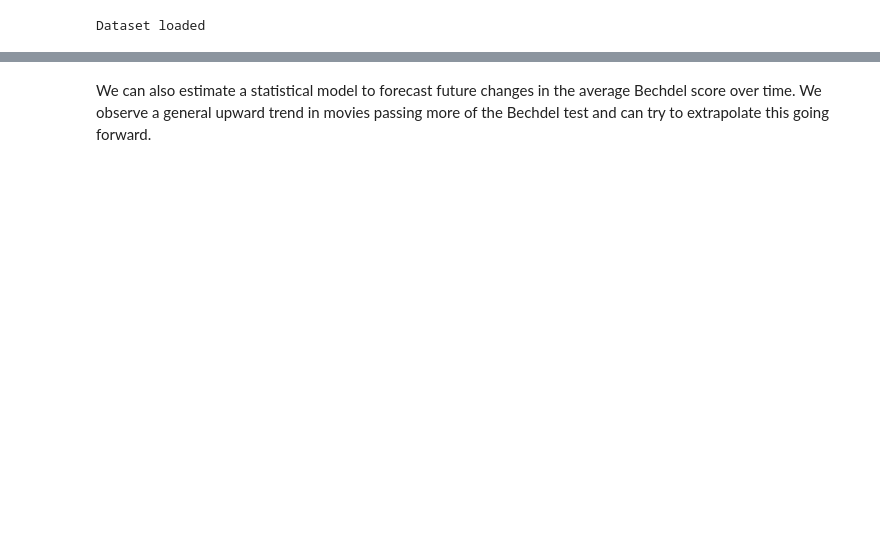
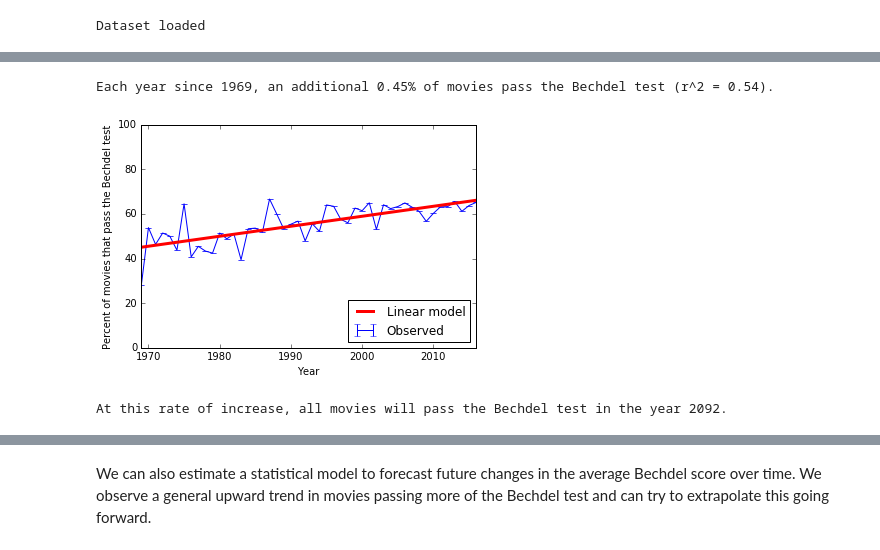
Before and after one commit to raddick/movies, a Jupyter notebook: 7. Analysis.ipynb, the cells around one changed output, grey strips where cells are left out. Saved outputs shown, nothing was run; the diff lists cells and outputs as text; code cells hidden in the pictures; blank space fills up the shorter version.

Commit message:
Started filling in context
In the Analysis.ipynb script. Also made some small changes to other scripts - uploaded them and their output files.

```diff
--- a/7. Analysis.ipynb
+++ b/7. Analysis.ipynb
@@ -33,0 +110,4 @@ Movies with profit data: 2,748
+# %%
+# Create a new variable called 'bechdel_passed': 1 for films that pass the test, 0 for films that fail.
+movies_df['bechdel_passed'] = np.where(movies_df['bechdel_rating'] == 3, 1, 0)
+display(HTML('<p>Created new variable with hard pass/fail Bechdel test results: <code>bechdel_passed</code></p>'))
@@ -33,0 +185,13 @@ Movies with profit data: 2,748
+# %%
+movies_df['bechdel_passed'] = np.where((movies_df['bechdel_rating'] == 3), 1, 0)
+
+display(HTML('<h2>Total movies with Bechel test pass/fail results</h2>'))
+bechdel_result_table = pd.DataFrame()
+bechdel_result_table['nMovies'] = movies_df.groupby('bechdel_passed').size()
+bechdel_result_table['result'] = ''
+bechdel_result_table['result'] = np.where(bechdel_result_table.index == 0, 'Fail',bechdel_result_table['result'])
+bechdel_result_table['result'] = np.where(bechdel_result_table.index == 1, 'Pass',bechdel_result_table['result'])
+bechdel_result_table['percentage'] = 100 * (bechdel_result_table['nMovies'] / len(movies_df))
+bechdel_result_table[['result','nMovies','percentage']].style.format({'result': '{:10}', 'nMovies': '{:,.0f}', 'percentage': '{0:.0f}%'})
+# I made this table again but only with movies that have profit data - percentages are identical.
+#bechdel_result_table2['nMovies'] = movies_df[~pd.isnull(movies_df['profit_adj'])].groupby('bechdel_rating').size()
@@ -33,0 +204,49 @@ Movies with profit data: 2,748
+# %%
+#import statsmodels.formula.api as smf
+#from scipy import ols
+firstyear = 1969 # first year after the Hays code ended
+lastyear = 2016 # last full year in dataset
+avg_bechdel = movies_df.groupby('bechdel_year')['bechdel_passed'].agg(np.mean)
+avg_bechdel.index.name = 'date'
+avg_bechdel.name = 'bechdel'
+avg_bechdel = avg_bechdel[(avg_bechdel.index >= firstyear) & (avg_bechdel.index <= lastyear)]
+avg_bechdel = avg_bechdel.reset_index()
+#avg_bechdel
+
+stdevm_bechdel = movies_df.groupby('bechdel_year')['bechdel_passed'].agg(np.std) / movies_df.groupby('bechdel_year')['bechdel_passed'].size()
+stdevm_bechdel.index.name = 'date'
+stdevm_bechdel.name = 'bechdel'
+stdevm_bechdel = stdevm_bechdel[(stdevm_bechdel.index >= firstyear) & (stdevm_bechdel.index <= lastyear)]
+stdevm_bechdel = stdevm_bechdel.reset_index()
+
+# multiply both by 100 to express as percentage
+avg_bechdel['bechdel'] = avg_bechdel['bechdel'] * 100
+#stdevm_bechdel['bechdel'] = stdevm_bechdel['bechdel'] * 100
+
+#errorbarsy = stdevm_bechdel.get_values()
+
+[slope,intercept,rvalue,pvalue,stderr] = linregress(avg_bechdel['date'],avg_bechdel['bechdel'])
+#print(slope,intercept,rvalue)
+r_squared = rvalue ** 2
+
+print('Each year since {0:.0f}, an additional {1:.2f}% of movies pass the Bechdel test (r^2 = {2:.2f}).'.format(firstyear,slope,r_squared))
+
+predicted = pd.DataFrame({"date": np.linspace(start=1969.,stop=2969.,num=1001)})
+predicted['bechdel'] = slope*predicted['date'] + intercept
+
+# Plot the observed data
+plt.errorbar(avg_bechdel['date'],avg_bechdel['bechdel'],yerr=stdevm_bechdel['bechdel'],c='b',label='Observed')
+# Plot the predictions from the model
+plt.plot(predicted['date'],predicted['bechdel'],c='r',label='Linear model',lw=3)
+plt.legend(loc='lower right')
+plt.ylim((0,100))
+plt.xlim((1969,2016))
+plt.xlabel('Year')
+plt.ylabel('Percent of movies that pass the Bechdel test')
+plt.show()
+everything_passes_year = predicted['date'].loc[predicted['bechdel'] >= 100].agg(np.min)
+print('At this rate of increase, all movies will pass the Bechdel test in the year {0:.0f}.'.format(everything_passes_year))
+# %% [output]
+Each year since 1969, an additional 0.45% of movies pass the Bechdel test (r^2 = 0.54).
+[figure, added]
+At this rate of increase, all movies will pass the Bechdel test in the year 2092.
```
Also changed, not shown: parts of 37 cells of this notebook, 4 other files.
